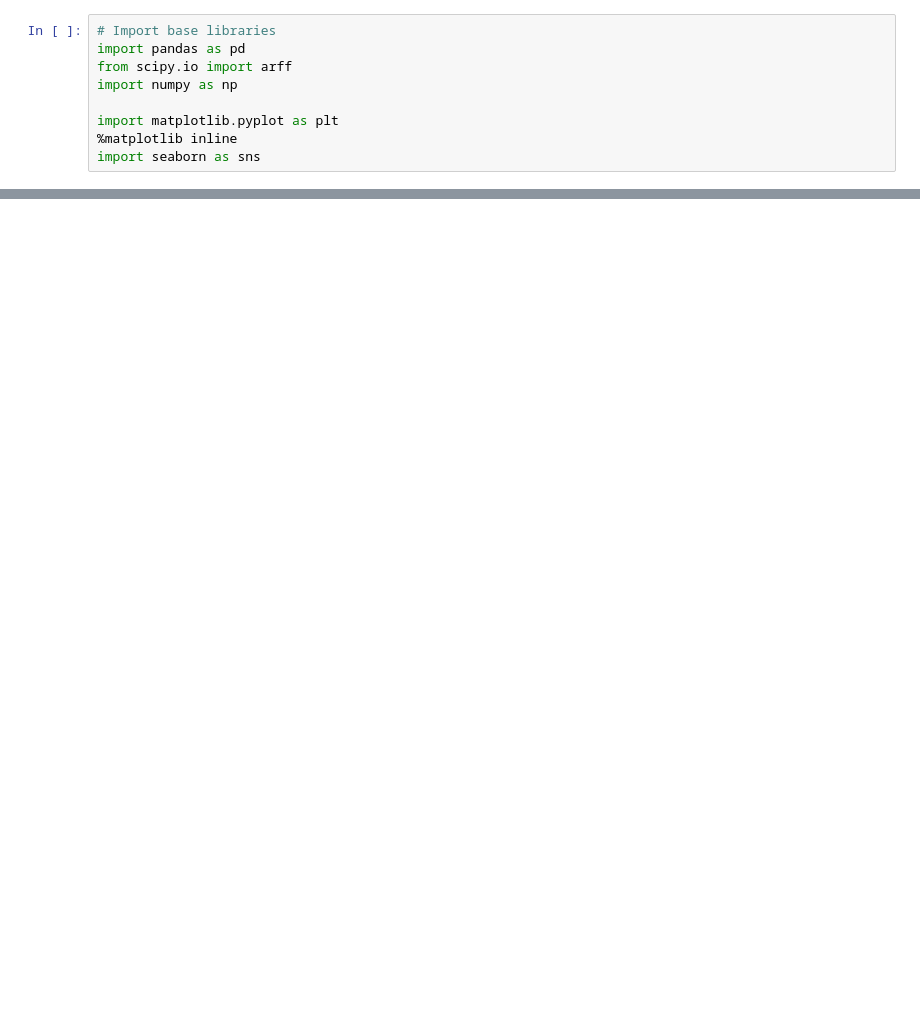
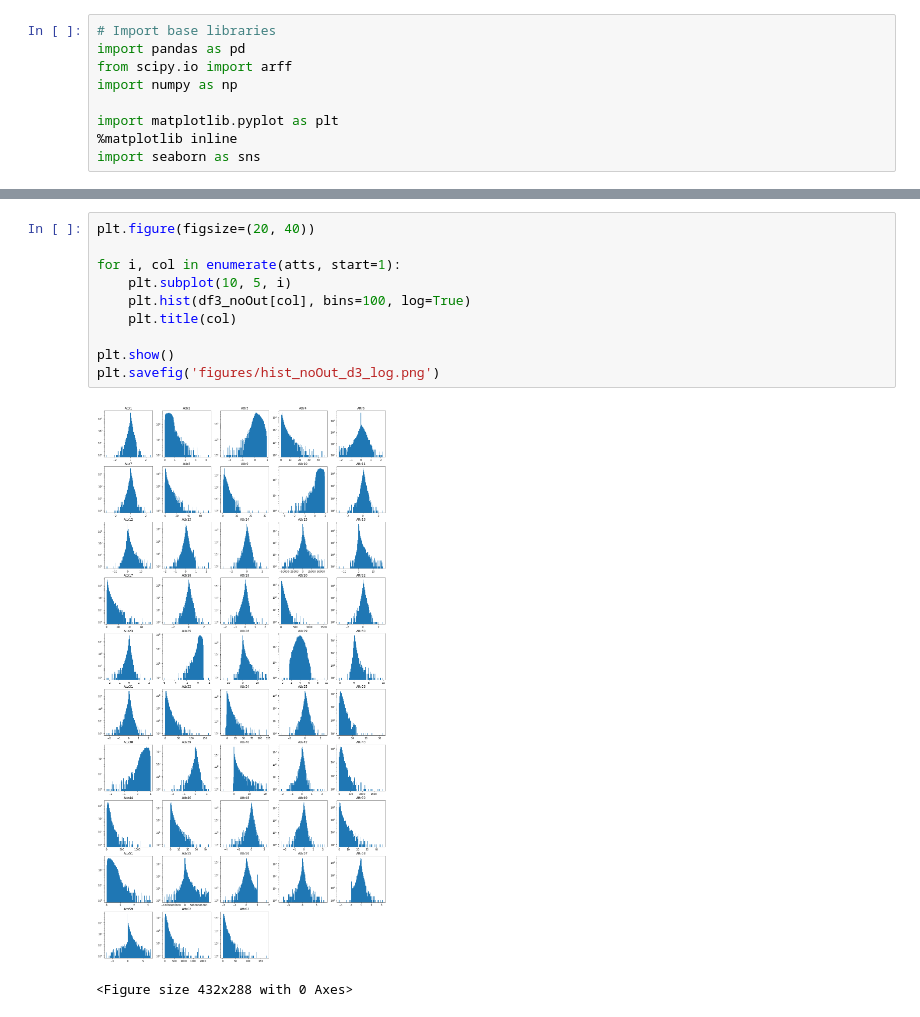
Before and after one commit to kamileyagci/project-bankruptcy-prediction, a Jupyter notebook: preprocess.ipynb, the cells around one changed output, grey strips where cells are left out. Saved outputs shown, nothing was run; the diff lists cells and outputs as text; blank space fills up the shorter version.

```diff
--- a/preprocess.ipynb
+++ b/preprocess.ipynb
@@ -458,0 +795,13 @@ dtype: int64
+# %%
+plt.figure(figsize=(20, 40))
+
+for i, col in enumerate(atts, start=1):
+    plt.subplot(10, 5, i)
+    plt.hist(df3_noOut[col], bins=100, log=True)
+    plt.title(col)
+
+plt.show()
+plt.savefig('figures/hist_noOut_d3_log.png')
+# %% [output]
+[figure, added]
+<Figure size 432x288 with 0 Axes>
```
Also changed, not shown: parts of 97 cells of this notebook, 15 other files.
